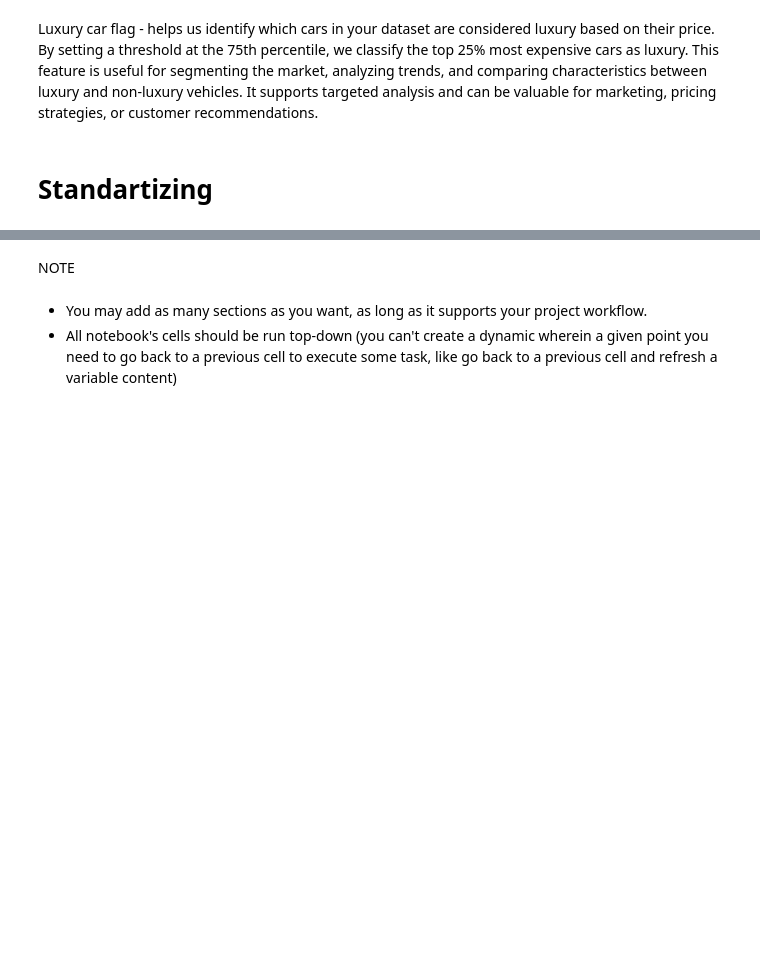
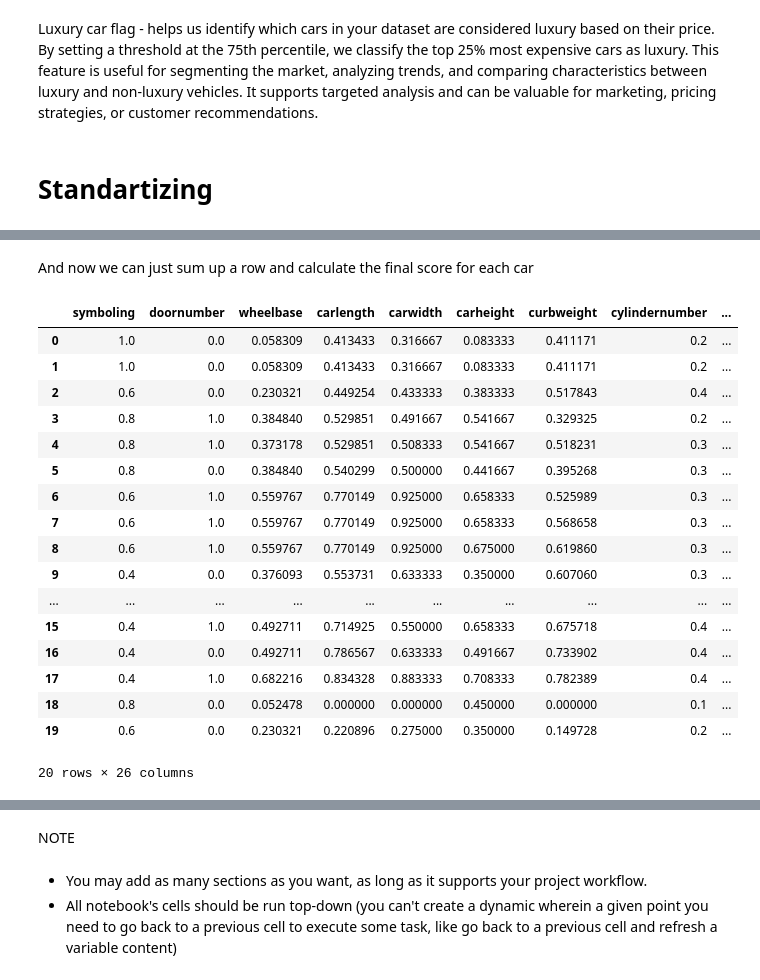
Before and after one commit to AL-MASNAI/car-price-analysis-hackathon-team4, a Jupyter notebook: jupyter_notebooks/ETL.ipynb, the cells around one changed output, grey strips where cells are left out. Saved outputs shown, nothing was run; the diff lists cells and outputs as text; code cells hidden in the pictures; blank space fills up the shorter version.

```diff
--- a/jupyter_notebooks/ETL.ipynb
+++ b/jupyter_notebooks/ETL.ipynb
@@ -314,0 +600,31 @@ cylindernumber - higher is better
+# %% [markdown]
+And now we can just sum up a row and calculate the final score for each car
+# %%
+comp['city_score'] = city_cars_normalized.sum(axis=1)
+comp['outdoor_score'] = outdoor_cars_normalized.sum(axis=1)
+comp['sport_score'] = sport_cars_normalized.sum(axis=1)
+
+comp['city_score_normalized'] = (comp['city_score'] - comp['city_score'].min()) / (comp['city_score'].max() - comp['city_score'].min())
+comp['outdoor_score_normalized'] = (comp['outdoor_score'] - comp['outdoor_score'].min()) / (comp['outdoor_score'].max() - comp['outdoor_score'].min())
+comp['sport_score_normalized'] = (comp['sport_score'] - comp['sport_score'].min()) / (comp['sport_score'].max() - comp['sport_score'].min())
+
+comp.head(20)
+# %% [output]
+|  | symboling | doornumber | wheelbase | carlength | carwidth | carheight | curbweight | cylindernumber | ... |
+| 0 | 1.0 | 0.0 | 0.058309 | 0.413433 | 0.316667 | 0.083333 | 0.411171 | 0.2 | ... |
+| 1 | 1.0 | 0.0 | 0.058309 | 0.413433 | 0.316667 | 0.083333 | 0.411171 | 0.2 | ... |
+| 2 | 0.6 | 0.0 | 0.230321 | 0.449254 | 0.433333 | 0.383333 | 0.517843 | 0.4 | ... |
+| 3 | 0.8 | 1.0 | 0.384840 | 0.529851 | 0.491667 | 0.541667 | 0.329325 | 0.2 | ... |
+| 4 | 0.8 | 1.0 | 0.373178 | 0.529851 | 0.508333 | 0.541667 | 0.518231 | 0.3 | ... |
+| 5 | 0.8 | 0.0 | 0.384840 | 0.540299 | 0.500000 | 0.441667 | 0.395268 | 0.3 | ... |
+| 6 | 0.6 | 1.0 | 0.559767 | 0.770149 | 0.925000 | 0.658333 | 0.525989 | 0.3 | ... |
+| 7 | 0.6 | 1.0 | 0.559767 | 0.770149 | 0.925000 | 0.658333 | 0.568658 | 0.3 | ... |
+| 8 | 0.6 | 1.0 | 0.559767 | 0.770149 | 0.925000 | 0.675000 | 0.619860 | 0.3 | ... |
+| 9 | 0.4 | 0.0 | 0.376093 | 0.553731 | 0.633333 | 0.350000 | 0.607060 | 0.3 | ... |
+| ... | ... | ... | ... | ... | ... | ... | ... | ... | ... |
+| 15 | 0.4 | 1.0 | 0.492711 | 0.714925 | 0.550000 | 0.658333 | 0.675718 | 0.4 | ... |
+| 16 | 0.4 | 0.0 | 0.492711 | 0.786567 | 0.633333 | 0.491667 | 0.733902 | 0.4 | ... |
+| 17 | 0.4 | 1.0 | 0.682216 | 0.834328 | 0.883333 | 0.708333 | 0.782389 | 0.4 | ... |
+| 18 | 0.8 | 0.0 | 0.052478 | 0.000000 | 0.000000 | 0.450000 | 0.000000 | 0.1 | ... |
+| 19 | 0.6 | 0.0 | 0.230321 | 0.220896 | 0.275000 | 0.350000 | 0.149728 | 0.2 | ... |
+20 rows × 26 columns
```
Also changed, not shown: parts of 32 cells of this notebook.
